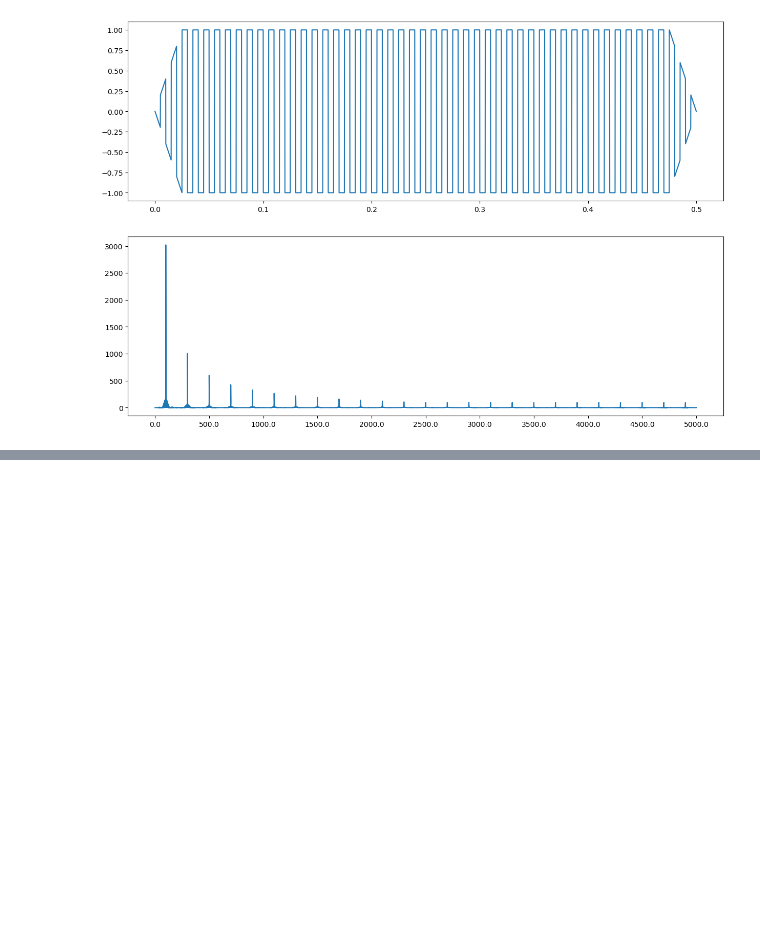
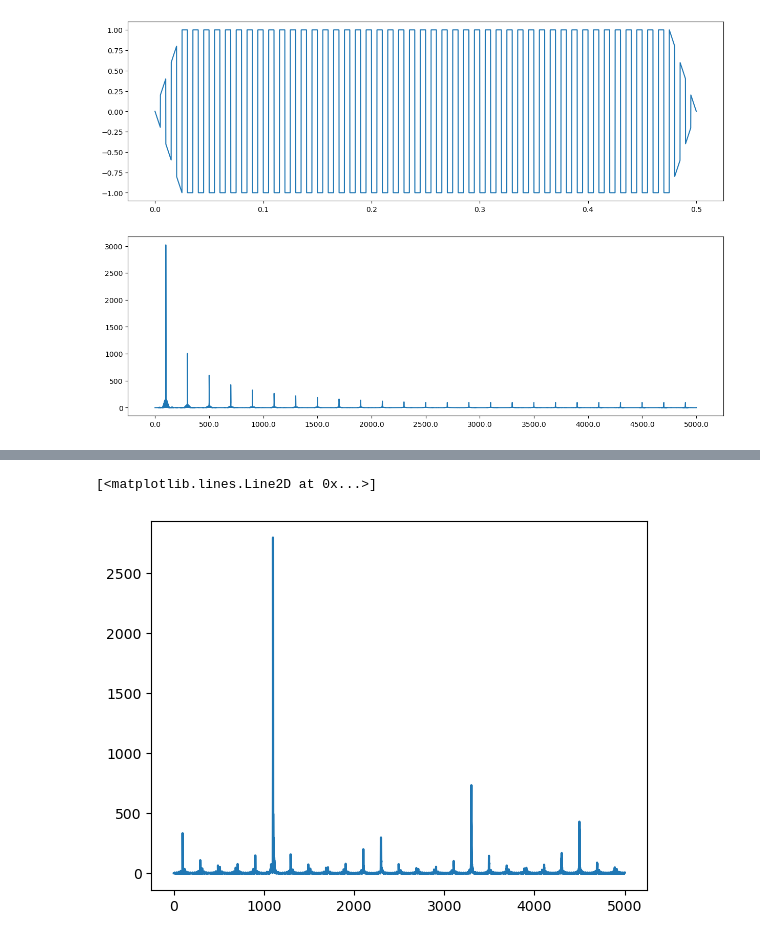
Before and after one commit to helsaint/DSP, a Jupyter notebook: Chapter 2 Harmonics.ipynb, the cells around one changed output, grey strips where cells are left out. Drawn from its saved outputs; the diff is of its cells as text; code cells hidden in the pictures; blank space fills up the shorter version.

```diff
--- a/Chapter 2 Harmonics.ipynb
+++ b/Chapter 2 Harmonics.ipynb
@@ -142,0 +216,14 @@ ax[0].plot(tri_signal_1.ts, tri_signal.ys)
+# %%
+framerate = 10000
+square_signal = SquareSignal(freq=1100, amp=1.0, framerate=framerate)
+start_time = 0
+end_time = 0.5
+x_axis = np.linspace(start_time,end_time,int(framerate*(end_time-start_time)))
+square_signal = square_signal.evaluate(x_axis)
+#tri_signal.normalize()
+square_signal.apodize()
+fs_sq, amps_sq = square_signal.get_fft()
+plt.plot(fs_sq, amps_sq)
+# %% [output]
+[<matplotlib.lines.Line2D at 0x...>]
+[figure, added]
```
Also changed, not shown: parts of 12 cells of this notebook.
